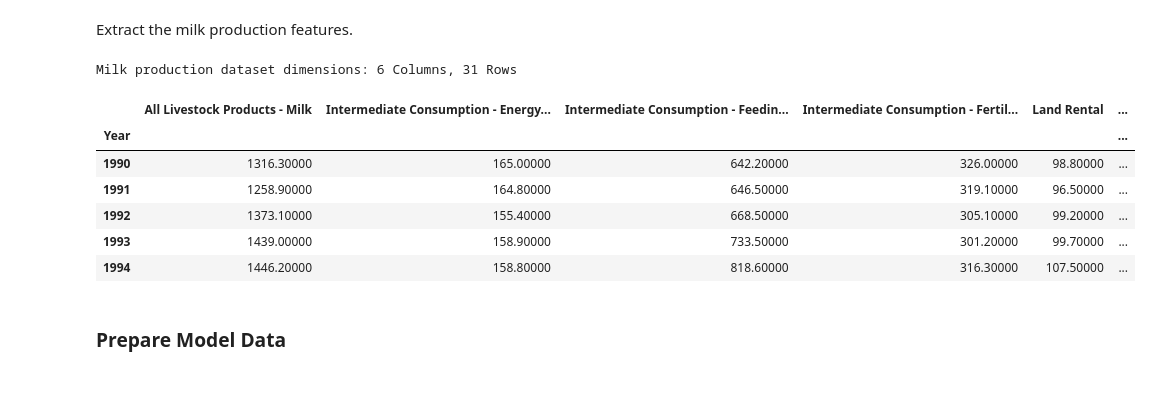
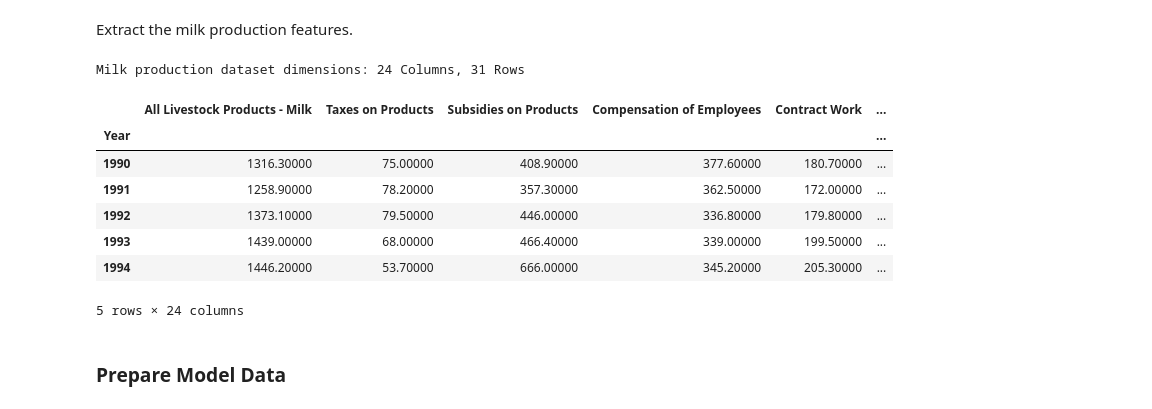
Before and after one commit to TahirAwwad/agriculture-data-analytics, a Jupyter notebook: notebooks/notebook-5-03-ml-milk-production.ipynb, the cells around one changed output. Saved outputs shown, nothing was run; the diff lists cells and outputs as text; code cells hidden in the pictures.

```diff
--- a/notebooks/notebook-5-03-ml-milk-production.ipynb
+++ b/notebooks/notebook-5-03-ml-milk-production.ipynb
@@ -98,44 +98,45 @@ feature_columns = [
     'Land Rental',
     'Intermediate Consumption - Contract Work',
     'Intermediate Consumption - Crop Protection Products',
     'Intermediate Consumption - Energy and Lubricants',
     'Intermediate Consumption - Feeding Stuffs',
     'Intermediate Consumption - Fertilisers',
     'Intermediate Consumption - Financial Intermediation Services Indirect',
     'Intermediate Consumption - Forage Plants',
     'Intermediate Consumption - Maintenance and Repairs',
-    'Intermediate Consumption - Seeds', 'Intermediate Consumption - Services',
+#    'Intermediate Consumption - Seeds', 'Intermediate Consumption - Services',
     'Intermediate Consumption - Veterinary Expenses',
-    'Intermediate Consumption - Other Goods (Detergents, Small Tools, etc)',
+#   'Intermediate Consumption - Other Goods (Detergents, Small Tools, etc)',
     'Intermediate Consumption - Other Goods and Services'
 ]
 
-feature_columns = [
+feature_columns1 = [
     'Year',
     'All Livestock Products - Milk',
     'Intermediate Consumption - Energy and Lubricants',
     'Intermediate Consumption - Feeding Stuffs',
     'Intermediate Consumption - Fertilisers',
     'Land Rental',
     'Taxes on Products',
 ]
 
 dataframe = dataframe[feature_columns]
 
 dataframe.set_index('Year', drop=True, inplace=True)
 
 print(f"Milk production dataset dimensions: {dataframe.shape[1]} Columns, {dataframe.shape[0]} Rows")
 
 dataframe.head()
 # %% [output]
-Milk production dataset dimensions: 6 Columns, 31 Rows
+Milk production dataset dimensions: 24 Columns, 31 Rows
-|  | All Livestock Products - Milk | Intermediate Consumption - Energy... | Intermediate Consumption - Feedin... | Intermediate Consumption - Fertil... | Land Rental | ... |
+|  | All Livestock Products - Milk | Taxes on Products | Subsidies on Products | Compensation of Employees | Contract Work | ... |
 | Year |  |  |  |  |  | ... |
-| 1990 | 1316.30000 | 165.00000 | 642.20000 | 326.00000 | 98.80000 | ... |
-| 1991 | 1258.90000 | 164.80000 | 646.50000 | 319.10000 | 96.50000 | ... |
-| 1992 | 1373.10000 | 155.40000 | 668.50000 | 305.10000 | 99.20000 | ... |
-| 1993 | 1439.00000 | 158.90000 | 733.50000 | 301.20000 | 99.70000 | ... |
-| 1994 | 1446.20000 | 158.80000 | 818.60000 | 316.30000 | 107.50000 | ... |
+| 1990 | 1316.30000 | 75.00000 | 408.90000 | 377.60000 | 180.70000 | ... |
+| 1991 | 1258.90000 | 78.20000 | 357.30000 | 362.50000 | 172.00000 | ... |
+| 1992 | 1373.10000 | 79.50000 | 446.00000 | 336.80000 | 179.80000 | ... |
+| 1993 | 1439.00000 | 68.00000 | 466.40000 | 339.00000 | 199.50000 | ... |
+| 1994 | 1446.20000 | 53.70000 | 666.00000 | 345.20000 | 205.30000 | ... |
+5 rows × 24 columns
 # %% [markdown]
 ### Prepare Model Data
 # %% [markdown]
```
Also changed, not shown: parts of 22 cells of this notebook, 4 other files.
